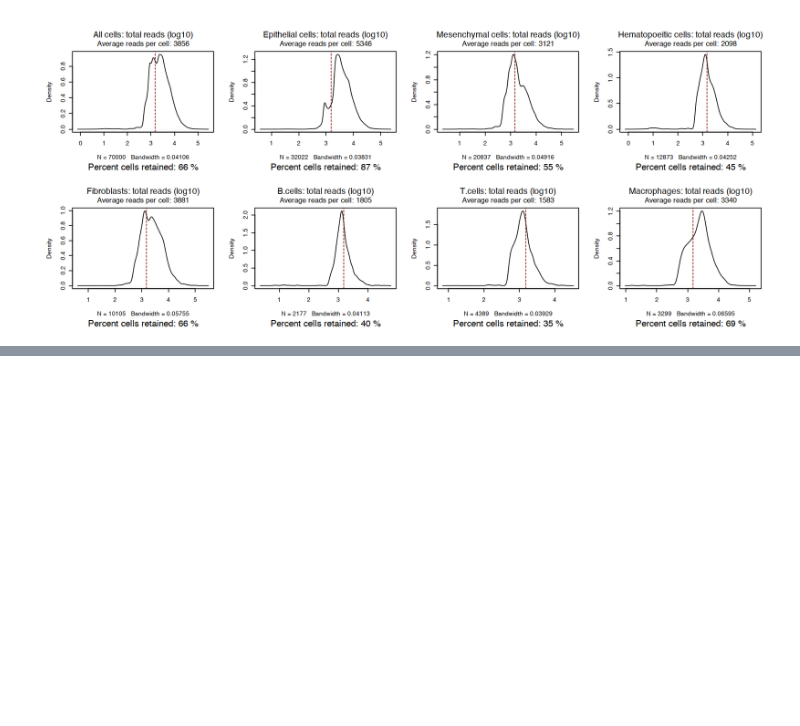
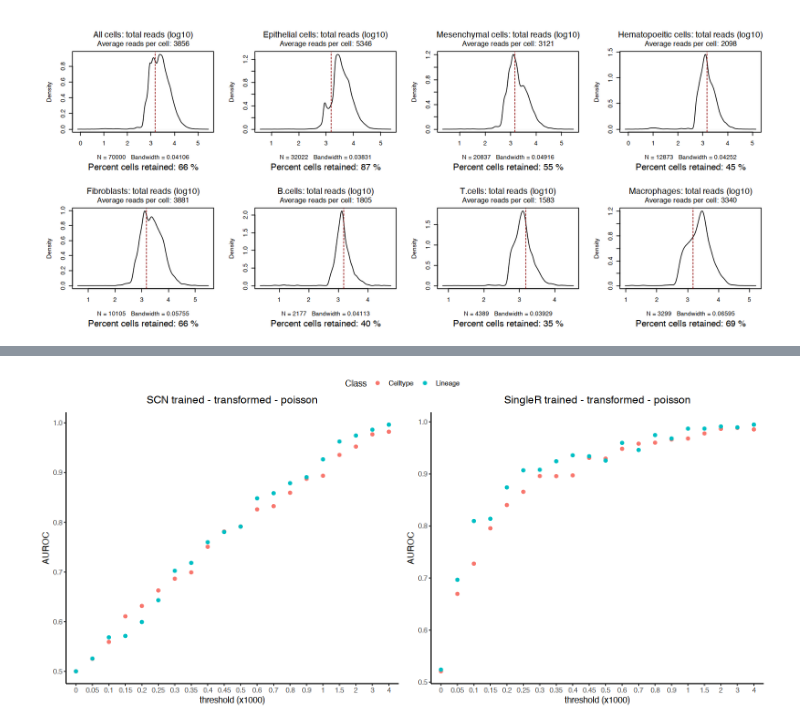
Before and after one commit to ibishara/scRNA-QC, a Jupyter notebook: 006_plots.ipynb, the cells around one changed output, grey strips where cells are left out. Cells and saved outputs as stored; diff of their text form; code cells hidden in the pictures; blank space fills up the shorter version.

```diff
--- a/006_plots.ipynb
+++ b/006_plots.ipynb
@@ -209,4 +199,48 @@ stat.genes_poisson <- summ.clean(dist.genes_poisson )
 No id variables; using all as measure variables
 
 No id variables; using all as measure variables
+# %%
+
+
+# train = 'SCN', 'SR'
+# method = 'floor', 'non-binary'
+# function plots the AUC at different thresholds of a 'train' algorithm and transformed by 'method'
+AUCplot <- function(train, method) {
+    if (train == 'SCN'){
+        train = perf.SCN
+        train.name <- 'SCN trained'
+
+    } else if(train == 'SR') {
+        train = perf.SR
+        train.name <- 'SingleR trained'
+        }
+
+    # AUC plot
+    ggplot(train[train$method == method,], aes(as.factor(threshold), as.numeric(AUC_pROC)  )) +
+                geom_point(aes(color = as.factor(class))) +
+                ggtitle(paste(train.name, "transformed", method, sep =' - ')) +
+                xlab("threshold (x1000)") + ylab("AUROC")+ labs(color='Class')  +
+                theme_classic() +
+                theme(plot.title = element_text(vjust = 2, hjust = 0.5)) # center plot title
+
+}
+
+
+
+# summary plots
+plot1 <- AUCplot('SCN', 'poisson')
+plot2 <- AUCplot('SR', 'poisson')
+
+
+# plot3 <- plotf('SCN', 'non-binary')
+# plot4 <- plotf('SR', 'non-binary')
+
+# pdf('performance_perf.SCNary_400_400cells.pdf')
+spacer <- NULL
+ggarrange(grobs = plot1, plot2, ncol = 2, nrow = 1, heights=c(50), widths = c(50,  50), common.legend = TRUE)
+
+#dev.off()
+options(repr.plot.width=13, repr.plot.height=6)
+# %% [output]
+[figure, added]
 # %%
```
Also changed, not shown: parts of 10 cells of this notebook, 3 other files.
